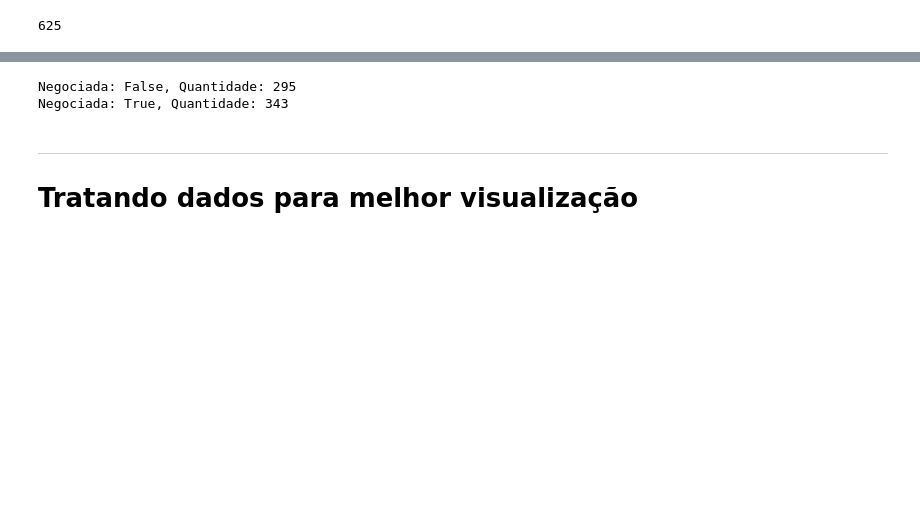
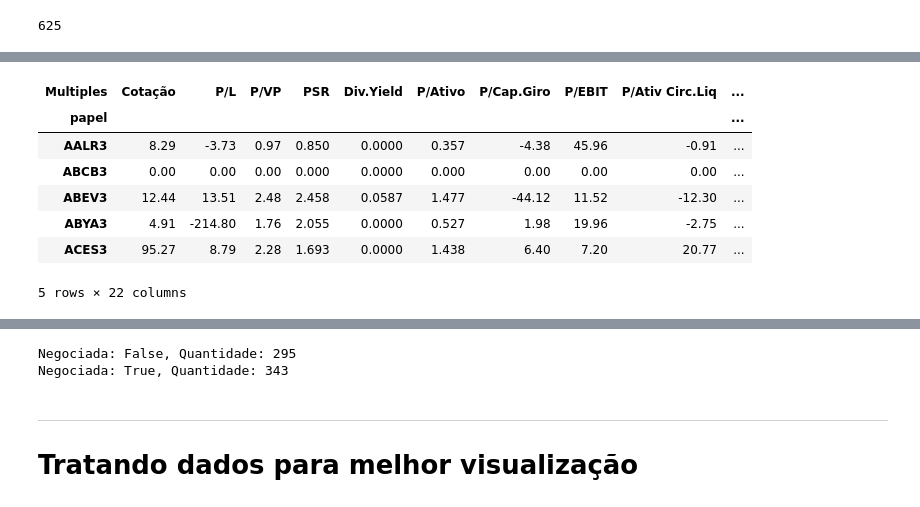
Before and after one commit to SSby2S/Extraction, a Jupyter notebook: Extraindo_informações_fundamentalistas_usando_a_biblioteca_Fundamentus_e_yFinance.ipynb, the cells around one changed output, grey strips where cells are left out. Drawn from its saved outputs; the diff is of its cells as text; code cells hidden in the pictures; blank space fills up the shorter version.

```diff
--- a/Extraindo_informações_fundamentalistas_usando_a_biblioteca_Fundamentus_e_yFinance.ipynb
+++ b/Extraindo_informações_fundamentalistas_usando_a_biblioteca_Fundamentus_e_yFinance.ipynb
@@ -154 +166,21 @@ Linhas atuais: 638
+# %%
+# Busca o nome da empresa e preenche no dataframe de trabalho
+for idx, row in df_trabalho.iterrows():
+    codigo = row['Ticker'][:5]  # Obtém os primeiros 5 caracteres do código
+    # Procura o nome comercial correspondente no dataframe df_papel
+    nome_comercial = df_papel.loc[df_papel['Papel'] == row['Ticker'][:5], 'Nome Comercial'].values
+    # Se encontrou o nome comercial, atualiza a coluna 'Nome_Comercial' em df_trabalho
+    if len(nome_comercial) > 0:
+        df_trabalho.at[idx, 'Nome_Comercial'] = nome_comercial[0]
+
+df_trabalho.head()
+# %% [output]
+| Multiples | Cotação | P/L | P/VP | PSR | Div.Yield | P/Ativo | P/Cap.Giro | P/EBIT | P/Ativ Circ.Liq | ... |
+| papel |  |  |  |  |  |  |  |  |  | ... |
+| AALR3 | 8.29 | -3.73 | 0.97 | 0.850 | 0.0000 | 0.357 | -4.38 | 45.96 | -0.91 | ... |
+| ABCB3 | 0.00 | 0.00 | 0.00 | 0.000 | 0.0000 | 0.000 | 0.00 | 0.00 | 0.00 | ... |
+| ABEV3 | 12.44 | 13.51 | 2.48 | 2.458 | 0.0587 | 1.477 | -44.12 | 11.52 | -12.30 | ... |
+| ABYA3 | 4.91 | -214.80 | 1.76 | 2.055 | 0.0000 | 0.527 | 1.98 | 19.96 | -2.75 | ... |
+| ACES3 | 95.27 | 8.79 | 2.28 | 1.693 | 0.0000 | 1.438 | 6.40 | 7.20 | 20.77 | ... |
+5 rows × 22 columns
 # %%
```
Also changed, not shown: parts of 12 cells of this notebook.
